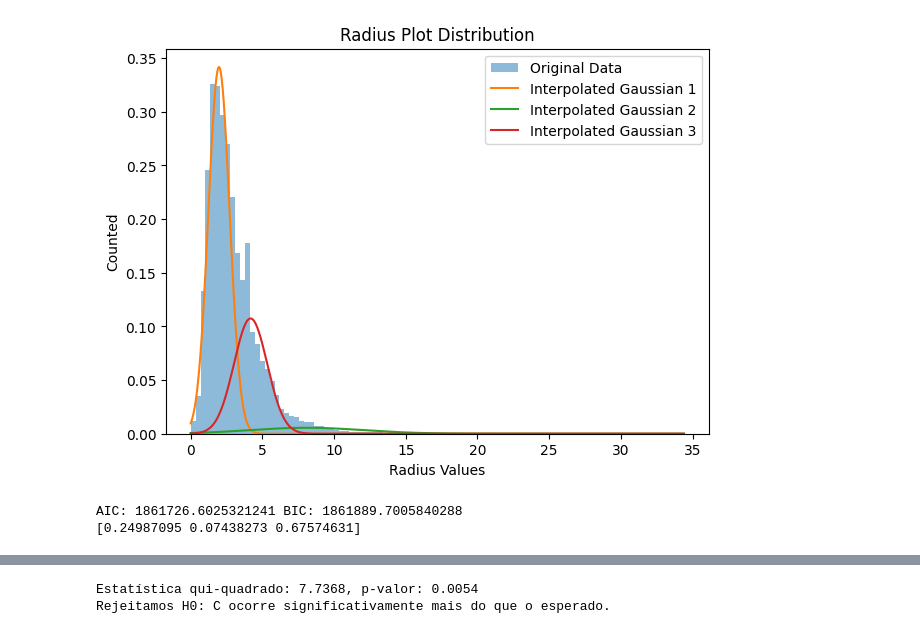
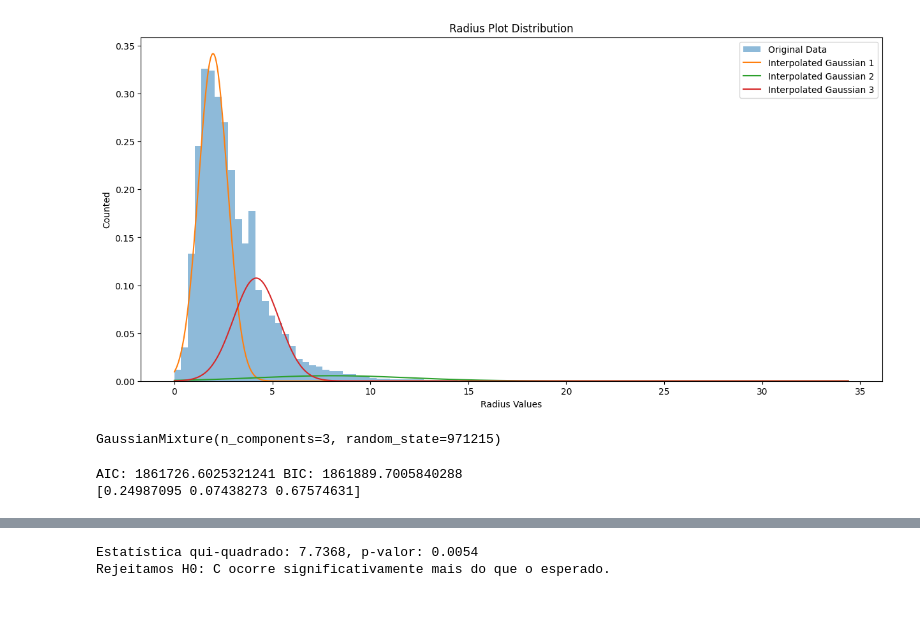
Before and after one commit to RL2-SP3/LISSA, a Jupyter notebook: examples/analise_modelos_hmm_direta.ipynb, the cells around one changed output, grey strips where cells are left out. Saved outputs shown, nothing was run; the diff lists cells and outputs as text; code cells hidden in the pictures; blank space fills up the shorter version.

```diff
--- a/examples/analise_modelos_hmm_direta.ipynb
+++ b/examples/analise_modelos_hmm_direta.ipynb
@@ -44,20 +44,23 @@ totalData["Choke Closed"] = 1-totalData["Choke Opening"]
 totalData["Radius"] = totalData[Headers].pow(2).sum(axis=1).pow(1/2)
 
 X_train, trainLength, X_test, testLength, modelData, totalLength = li.Splitter(pumpList=pumpList,proportion=0.75,entireData=totalData)
+# %%
+n = 3
+radiusData = totalData["Radius"].loc[totalData["Well_down"]==0]
+
+model = li.GaussianMixtureFit(radiusData,n,seed=mainSeed)
+
+li.GaussianMixturePlot(radiusData,model,[
+    "Original Data",
+    "Interpolated Gaussian",
+    "Radius Plot Distribution",
+    "Radius Values",
+    "Counted"],
+    figsize=(15,7))
+# %% [output]
+[figure, added]
+GaussianMixture(n_components=3, random_state=971215)
 # %%
-n = 3
-radiusData = totalData["Radius"].loc[totalData["Well_down"]==0]
-
-model = li.GaussianMixtureFit(radiusData,n,seed=mainSeed)
-
-li.GaussianMixturePlot(radiusData,model,[
-    "Original Data",
-    "Interpolated Gaussian",
-    "Radius Plot Distribution",
-    "Radius Values",
-    "Counted"],
-    figsize=(7,5))
-
 modelRadius = hmm.GaussianHMM(
     n_components=n,
     random_state=mainSeed,
@@ -76,7 +79,6 @@ li.PostProcessing(modelRadius, totalData, modelData,"Radius", "State Radius", to
 print(modelRadius.get_stationary_distribution())
 totalData["State Radius"] = totalData["State Radius"].map(li.StateConversion(modelRadius.get_stationary_distribution(),n))
 # %% [output]
-[figure, removed]
 AIC: 1861726.6025321241 BIC: 1861889.7005840288
 [0.24987095 0.07438273 0.67574631]
 # %%
```
Also changed, not shown: parts of 2 cells of this notebook, 3 other files.
